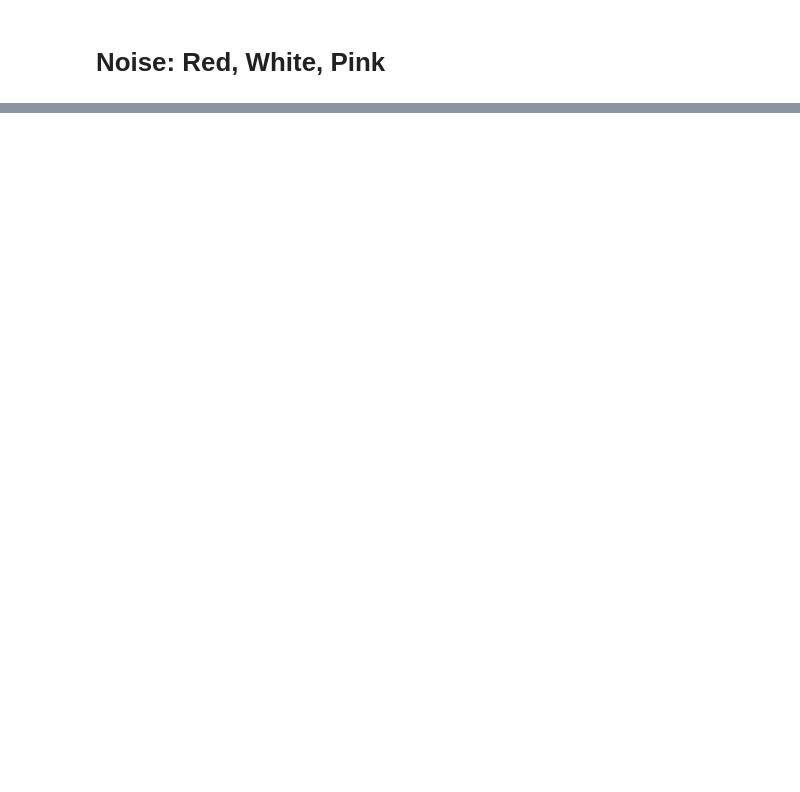
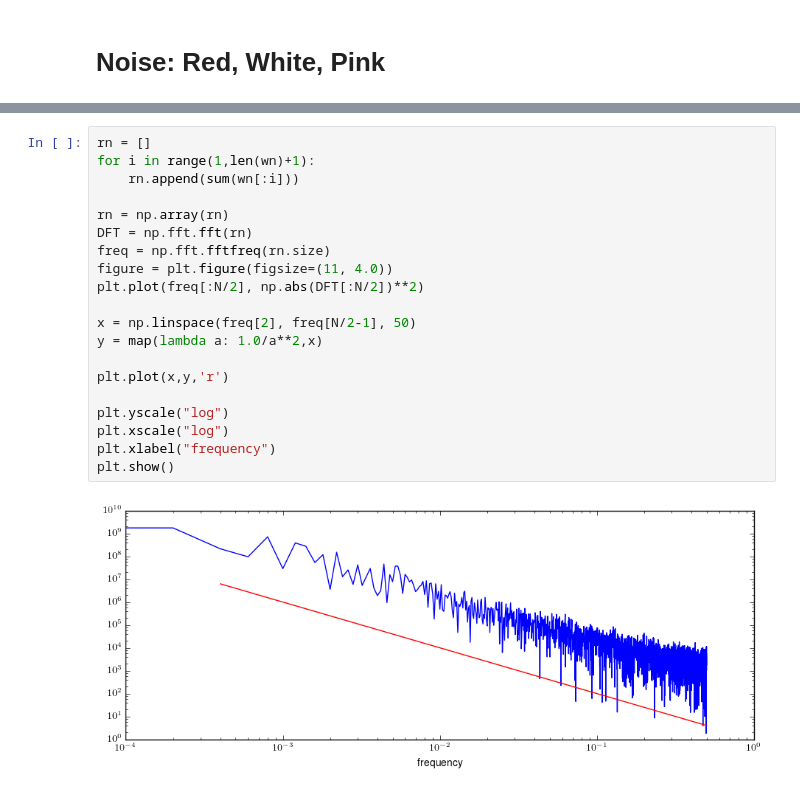
Before and after one commit to astroJeff/SMAC, a Jupyter notebook: Week_21/Noise.ipynb, the cells around one changed output, grey strips where cells are left out. Cells and saved outputs as stored; diff of their text form; blank space fills up the shorter version.

```diff
--- a/Week_21/Noise.ipynb
+++ b/Week_21/Noise.ipynb
@@ -21,0 +39,22 @@ Genreally the power spectrum $P \propto \frac{1}{\nu^\alpha}$. For white noise $
+# %%
+rn = []
+for i in range(1,len(wn)+1):
+    rn.append(sum(wn[:i]))
+
+rn = np.array(rn)
+DFT = np.fft.fft(rn)
+freq = np.fft.fftfreq(rn.size)
+figure = plt.figure(figsize=(11, 4.0))
+plt.plot(freq[:N/2], np.abs(DFT[:N/2])**2)
+
+x = np.linspace(freq[2], freq[N/2-1], 50)
+y = map(lambda a: 1.0/a**2,x)
+
+plt.plot(x,y,'r')
+
+plt.yscale("log")
+plt.xscale("log")
+plt.xlabel("frequency")
+plt.show()
+# %% [output]
+[figure, added]
```
Also changed, not shown: parts of 2 cells of this notebook.
